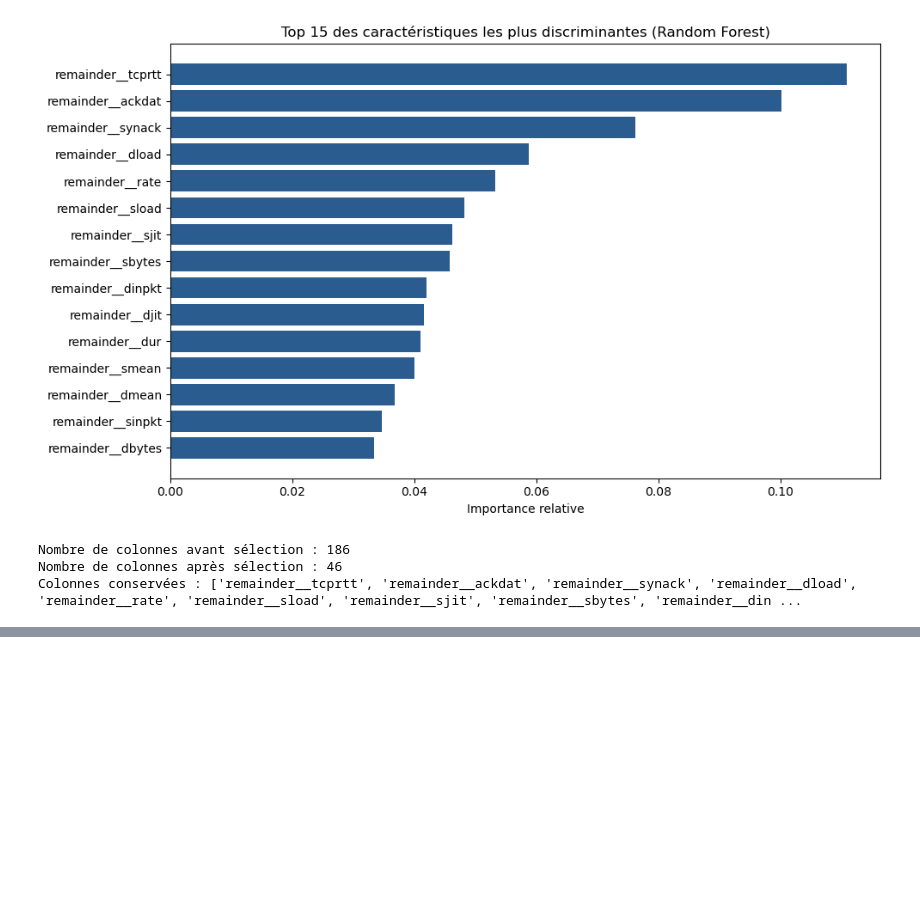
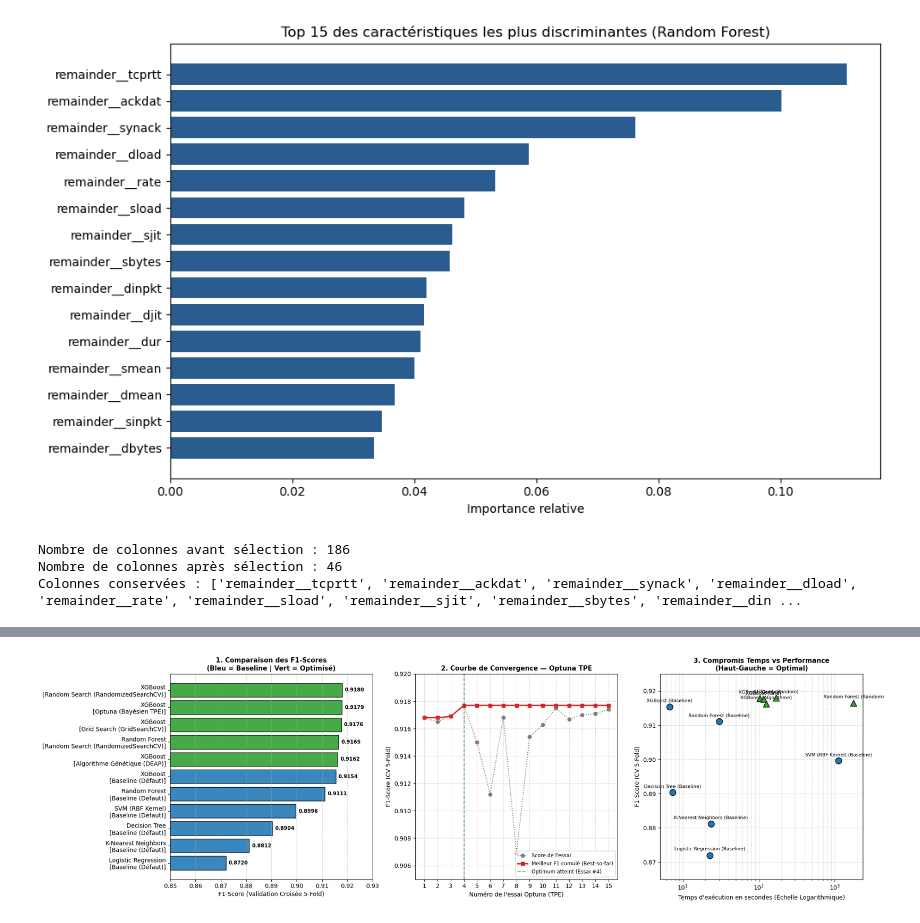
Before and after one commit to sami-dev-dz/network-intrusion-detection-optuna, a Jupyter notebook: notebooks/02_preprocessing_and_baselines.ipynb, the cells around one changed output, grey strips where cells are left out. Drawn from its saved outputs; the diff is of its cells as text; code cells hidden in the pictures; blank space fills up the shorter version.

Commit message:
feat(comparison): add consolidated 11-experiment summary table and analytical plots

```diff
--- a/notebooks/02_preprocessing_and_baselines.ipynb
+++ b/notebooks/02_preprocessing_and_baselines.ipynb
@@ -619,0 +771,70 @@ Meilleurs paramètres   : {'n_estimators': 239, 'max_depth': 5, 'learning_rate':
+# %%
+import matplotlib.pyplot as plt
+import numpy as np
+
+fig, axes = plt.subplots(1, 3, figsize=(20, 6))
+
+# --- GRAPHIQUE 1 : BARRES COMPARATIVES DES F1-SCORES ---
+df_plot = all_experiments_df.iloc[::-1].copy()
+labels = df_plot["Modèle"] + "\n[" + df_plot["Méthode"] + "]"
+colors = ['#1f77b4' if "Baseline" in m else '#2ca02c' for m in df_plot["Méthode"]]
+
+bars = axes[0].barh(labels, df_plot["F1"], color=colors, edgecolor='black', alpha=0.88)
+axes[0].set_xlim(0.85, 0.93)
+axes[0].set_xlabel("F1-Score (Validation Croisée 5-Fold)", fontsize=10)
+axes[0].set_title("1. Comparaison des F1-Scores\n(Bleu = Baseline | Vert = Optimisé)", fontsize=11, fontweight='bold')
+axes[0].grid(axis='x', linestyle='--', alpha=0.5)
+
+for bar, score in zip(bars, df_plot["F1"]):
+    axes[0].text(score + 0.001, bar.get_y() + bar.get_height()/2, f"{score:.4f}",
+                 va='center', fontsize=8.5, fontweight='bold')
+
+# --- GRAPHIQUE 2 : COURBE DE CONVERGENCE OPTUNA (15 ESSAIS) ---
+optuna_trials = np.arange(1, 16)
+optuna_scores = [
+    0.9168, 0.9165, 0.9169, 0.9177, 0.9150,
+    0.9112, 0.9168, 0.9069, 0.9154, 0.9163,
+    0.9175, 0.9167, 0.9170, 0.9171, 0.9174
+]
+best_so_far = np.maximum.accumulate(optuna_scores)
+
+axes[1].plot(optuna_trials, optuna_scores, marker='o', linestyle=':', color='#7f7f7f', label="Score de l'essai")
+axes[1].plot(optuna_trials, best_so_far, marker='s', linewidth=2.2, color='#d62728', label="Meilleur F1 cumulé (Best-so-far)")
+axes[1].axvline(4, color='green', linestyle='--', alpha=0.6, label="Optimum atteint (Essai #4)")
+axes[1].set_xticks(optuna_trials)
+axes[1].set_ylim(0.905, 0.920)
+axes[1].set_xlabel("Numéro de l'essai Optuna (TPE)", fontsize=10)
+axes[1].set_ylabel("F1-Score (CV 5-Fold)", fontsize=10)
+axes[1].set_title("2. Courbe de Convergence — Optuna TPE", fontsize=11, fontweight='bold')
+axes[1].legend(loc='lower right', fontsize=8.5)
+axes[1].grid(True, linestyle='--', alpha=0.5)
+
+# --- GRAPHIQUE 3 : TEMPS D'EXÉCUTION VS PERFORMANCE (F1-SCORE) ---
+for idx, row in all_experiments_df.iterrows():
+    is_base = "Baseline" in row["Méthode"]
+    marker = 'o' if is_base else '^'
+    color = '#1f77b4' if is_base else '#2ca02c'
+    axes[2].scatter(row["Temps (s)"], row["F1"], s=110, marker=marker, color=color, edgecolors='black', zorder=4)
+
+    # Annotation lisible pour les points clés
+    short_label = f"{row['Modèle']} ({row['Méthode'].split(' ')[0]})"
+    axes[2].annotate(
+        short_label,
+        (row["Temps (s)"], row["F1"]),
+        textcoords="offset points",
+        xytext=(0, 8),
+        ha='center',
+        fontsize=8
+    )
+
+axes[2].set_xscale('log')
+axes[2].set_ylim(0.865, 0.925)
+axes[2].set_xlabel("Temps d'exécution en secondes (Échelle Logarithmique)", fontsize=10)
+axes[2].set_ylabel("F1-Score (CV 5-Fold)", fontsize=10)
+axes[2].set_title("3. Compromis Temps vs Performance\n(Haut-Gauche = Optimal)", fontsize=11, fontweight='bold')
+axes[2].grid(True, which="both", linestyle='--', alpha=0.5)
+
+plt.tight_layout()
+plt.show()
+# %% [output]
+[figure, added]
```
Also changed, not shown: parts of 6 cells of this notebook.
